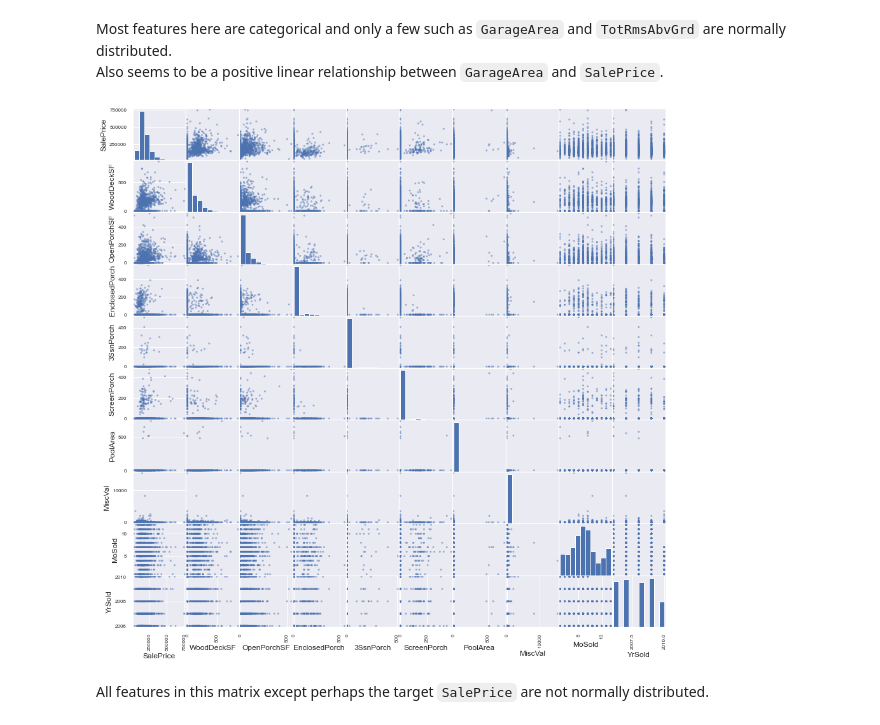
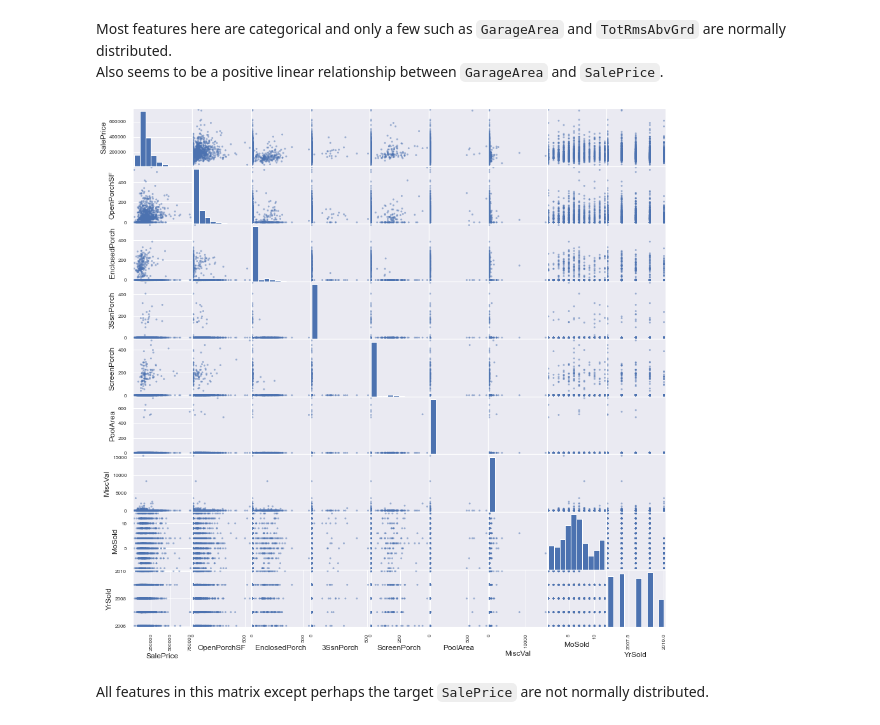
Before and after one commit to justinm0rgan/housing-prices, a Jupyter notebook: 01_eda.ipynb, the cells around one changed output. Drawn from its saved outputs; the diff is of its cells as text; code cells hidden in the pictures.

```diff
--- a/01_eda.ipynb
+++ b/01_eda.ipynb
@@ -63,3 +60,5 @@ memory usage: 924.0+ KB
+# %%
+df_train.drop('Id', axis=1, inplace=True)
 # %% [markdown]
 Move target `SalePrice` column to second position for easy viewing.
 # %%
@@ -288,12 +287,12 @@ Also seems to be a positive linear relationship between `GarageArea` and `SalePr
 # %%
 # last bunch
 # define target and amount of cols
-other_cols_3 = list(range(65,76))
+other_cols_3 = list(range(65,75))
 
 # plot next 25 with target
 pd.plotting.scatter_matrix(df_train.iloc[:,target_col + other_cols_3], figsize=(15,15));
 # %% [output]
-[figure, old version]
+[figure, new version]
 # %% [markdown]
 All features in this matrix except perhaps the target `SalePrice` are not normally distributed.
 # %% [markdown]
```
Also changed, not shown: parts of 71 cells of this notebook.
